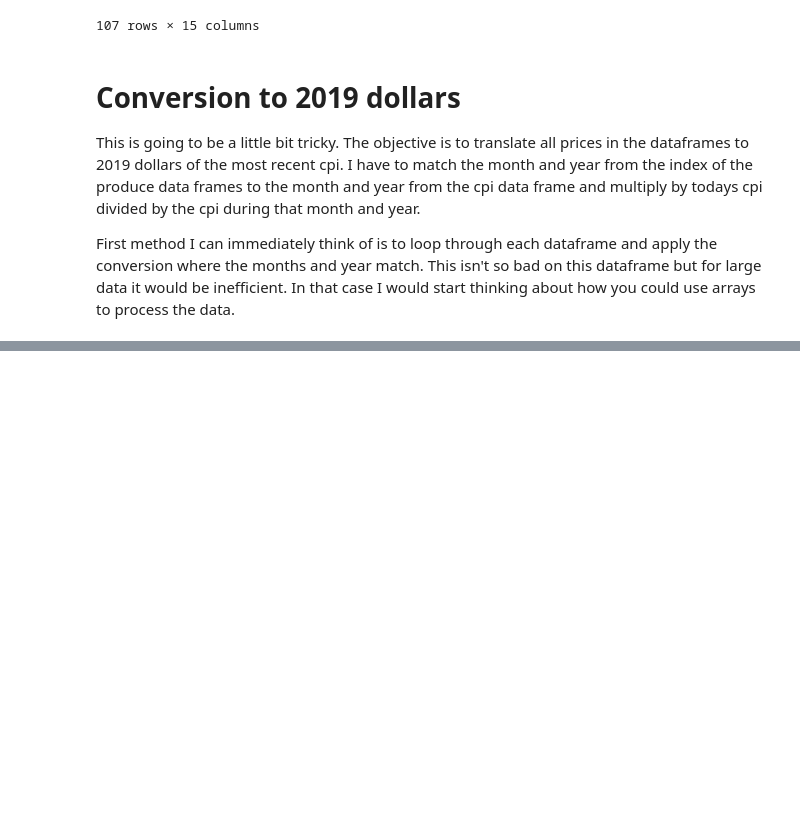
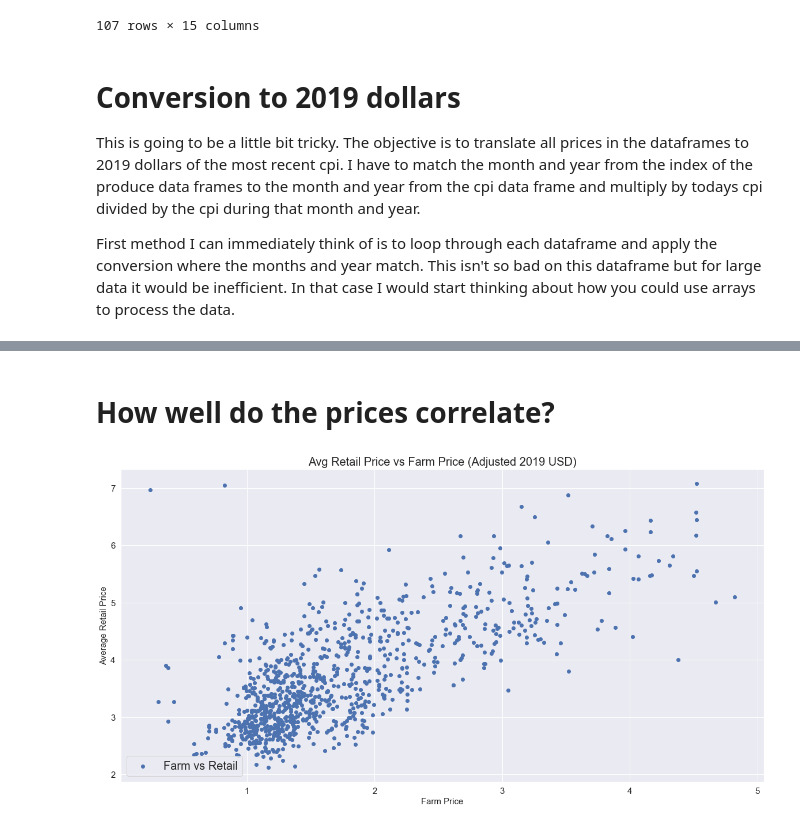
Before and after one commit to tim-christy/agriculture-price-analysis, a Jupyter notebook: notebooks/01_exploration/EDA.ipynb, the cells around one changed output, grey strips where cells are left out. Cells and saved outputs as stored; diff of their text form; code cells hidden in the pictures; blank space fills up the shorter version.

```diff
--- a/notebooks/01_exploration/EDA.ipynb
+++ b/notebooks/01_exploration/EDA.ipynb
@@ -521,0 +673,14 @@ To github.com:tim-christy/agriculture-price-analysis.git
+# %% [markdown]
+# How well do the prices correlate?
+# %%
+plt.figure(figsize=(20,10))
+plt.scatter(produce_dict['Strawberries']['2019 Farm Price'], produce_dict['Strawberries']['Avg_Retail'], label='Farm vs Retail')
+plt.title('Avg Retail Price vs Farm Price (Adjusted 2019 USD)',fontsize=20)
+plt.xlabel('Farm Price', fontsize=15)
+plt.ylabel('Average Retail Price', fontsize=15)
+plt.xticks(fontsize=15)
+plt.yticks(fontsize=15)
+plt.legend(fontsize=20)
+plt.minorticks_on()
+# %% [output]
+[figure, added]
```
Also changed, not shown: parts of 25 cells of this notebook.
